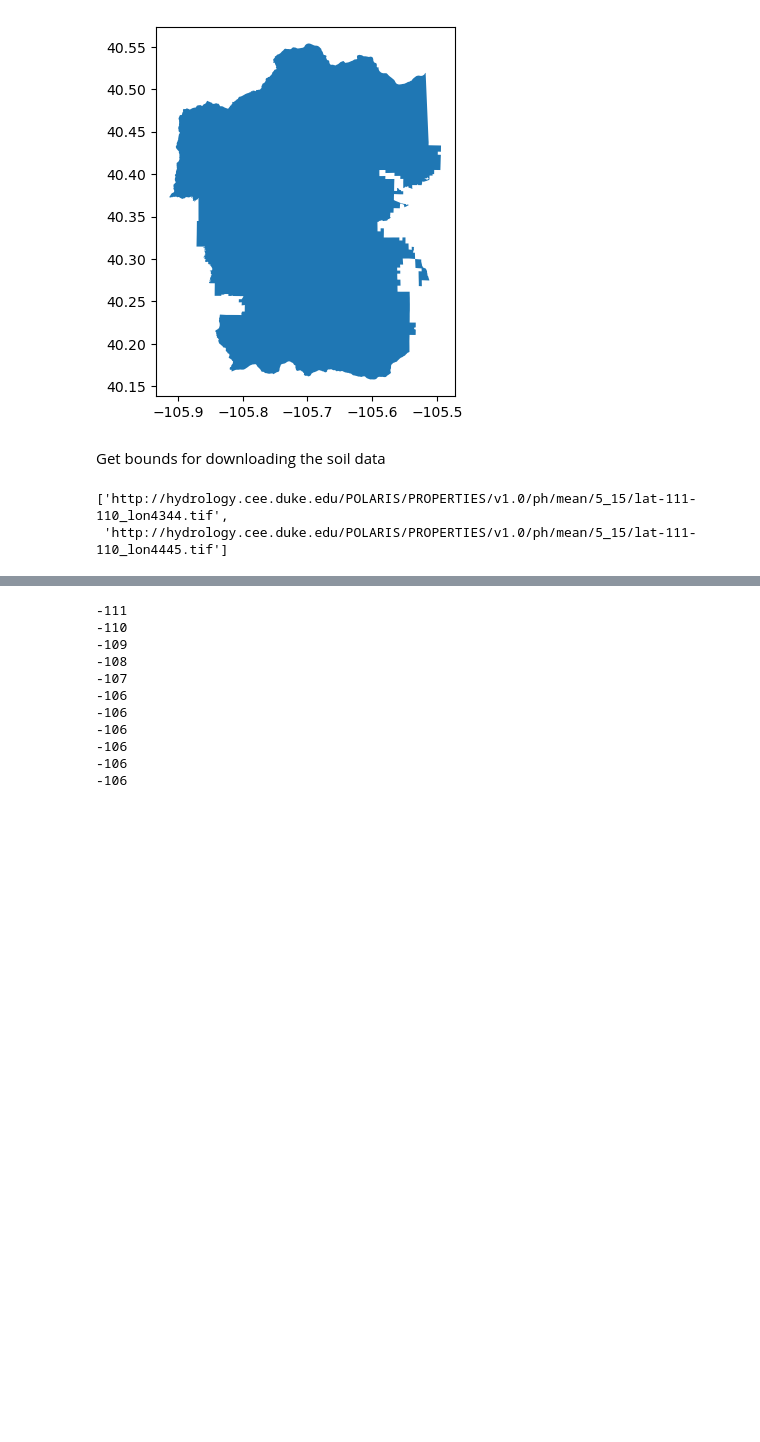
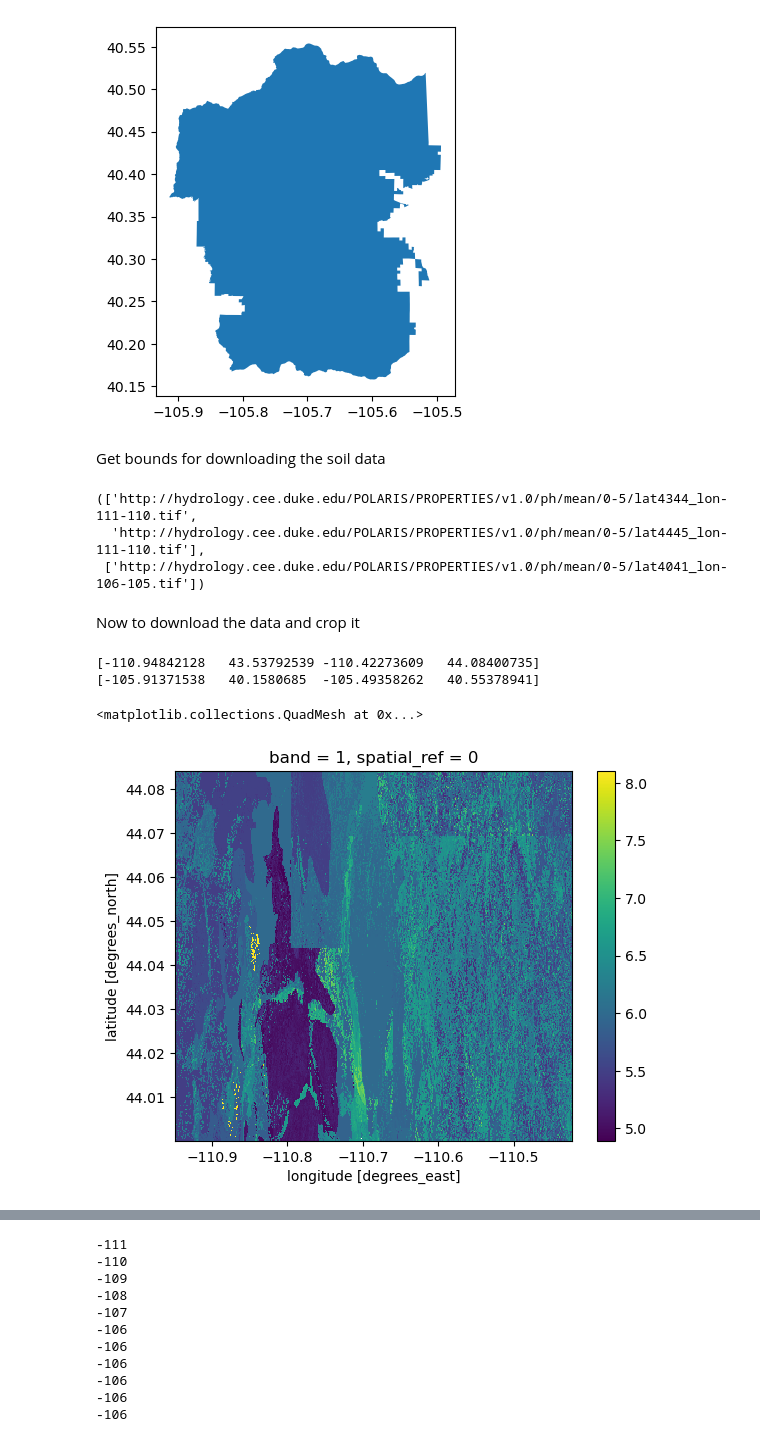
Before and after one commit to npwelsh/habitat_suitability, a Jupyter notebook: Tetraneuris-grandiflora_AOI.ipynb, the cells around one changed output, grey strips where cells are left out. Cells and saved outputs as stored; diff of their text form; code cells hidden in the pictures; blank space fills up the shorter version.

Commit message:
Download PH Maps

```diff
--- a/Tetraneuris-grandiflora_AOI.ipynb
+++ b/Tetraneuris-grandiflora_AOI.ipynb
@@ -40,6 +41,10 @@ habitat_data_dir = os.path.join(
 )
 os.makedirs(habitat_data_dir, exist_ok=True)
 
+soil_data_dir = os.path.join(habitat_data_dir,'soil')
+
+os.makedirs(soil_data_dir, exist_ok=True)
+
 habitat_data_dir
 # %% [output]
 'C:\\Users\\Nolan Welsh\\earth-analytics\\data\\habitat-project-directory-Nolan-Welsh'
@@ -153,11 +158,11 @@ def soil_urls_get(gdf):
         #mean of ph soil datas
         "/mean"
         #depth of soil
-        "/5_15"
+        "/0-5"
         #lat and long of soil (they are in 1 deg by 1 deg cells)
         "/lat{min_lat}{max_lat}_lon{min_lon}{max_lon}.tif")
 
-    bound_min_lat, bound_min_lon, bound_max_lat, bound_max_lon = gdf.total_bounds
+    bound_min_lon, bound_min_lat, bound_max_lon, bound_max_lat = gdf.total_bounds
 
     soil_url_list = []
 
@@ -171,8 +176,51 @@ def soil_urls_get(gdf):
 
 
 teton_soils_urls = soil_urls_get(teton_gdf)
+rmnp_soils_urls = soil_urls_get(rmnp_gdf)
 
-teton_soils_urls
+teton_soils_urls, rmnp_soils_urls
 # %% [output]
-['http://hydrology.cee.duke.edu/POLARIS/PROPERTIES/v1.0/ph/mean/5_15/lat-111-110_lon4344.tif',
- 'http://hydrology.cee.duke.edu/POLARIS/PROPERTIES/v1.0/ph/mean/5_15/lat-111-110_lon4445.tif']
+(['http://hydrology.cee.duke.edu/POLARIS/PROPERTIES/v1.0/ph/mean/0-5/lat4344_lon-111-110.tif',
+  'http://hydrology.cee.duke.edu/POLARIS/PROPERTIES/v1.0/ph/mean/0-5/lat4445_lon-111-110.tif'],
+ ['http://hydrology.cee.duke.edu/POLARIS/PROPERTIES/v1.0/ph/mean/0-5/lat4041_lon-106-105.tif'])
+# %% [markdown]
+Now to download the data and crop it
+# %%
+def process_image_and_crop(url_list,bounds_gdf,data_dir):
+     """
+    Takes a list of images downloaded from a URL, downloads them, and crops them based on bounds from a geodata frame
+
+    Parameters:
+    url:  A url with a list imaged
+    gdf: A geodata frame containing spatial data
+
+    Returns:
+    A set of cropped images with a geodata frame
+    """
+     for url in url_list:
+          filename = os.path.basename(url)
+          filepath = os.path.join(data_dir, filename)
+          if not os.path.exists(filepath):
+               response = requests.get(url)
+               with open(filepath, "wb") as file:
+                    file.write(response.content)
+     da = rxr.open_rasterio(filepath, mask_and_scale=True).squeeze()
+          #Get AOI bounds
+     bounds = (
+               bounds_gdf
+               .to_crs(da.rio.crs)
+               .total_bounds
+          )
+     print(bounds)
+     cropped_da = da.rio.clip_box(*bounds)
+
+     return cropped_da
+
+teton_ph = process_image_and_crop(teton_soils_urls, teton_gdf, soil_data_dir)
+rmnp_ph  = process_image_and_crop(rmnp_soils_urls, rmnp_gdf, soil_data_dir)
+teton_ph.plot()
+# %% [output]
+[-110.94842128   43.53792539 -110.42273609   44.08400735]
+[-105.91371538   40.1580685  -105.49358262   40.55378941]
+<matplotlib.collections.QuadMesh at 0x...>
+[figure, added]
```
Also changed, not shown: parts of 2 cells of this notebook.
